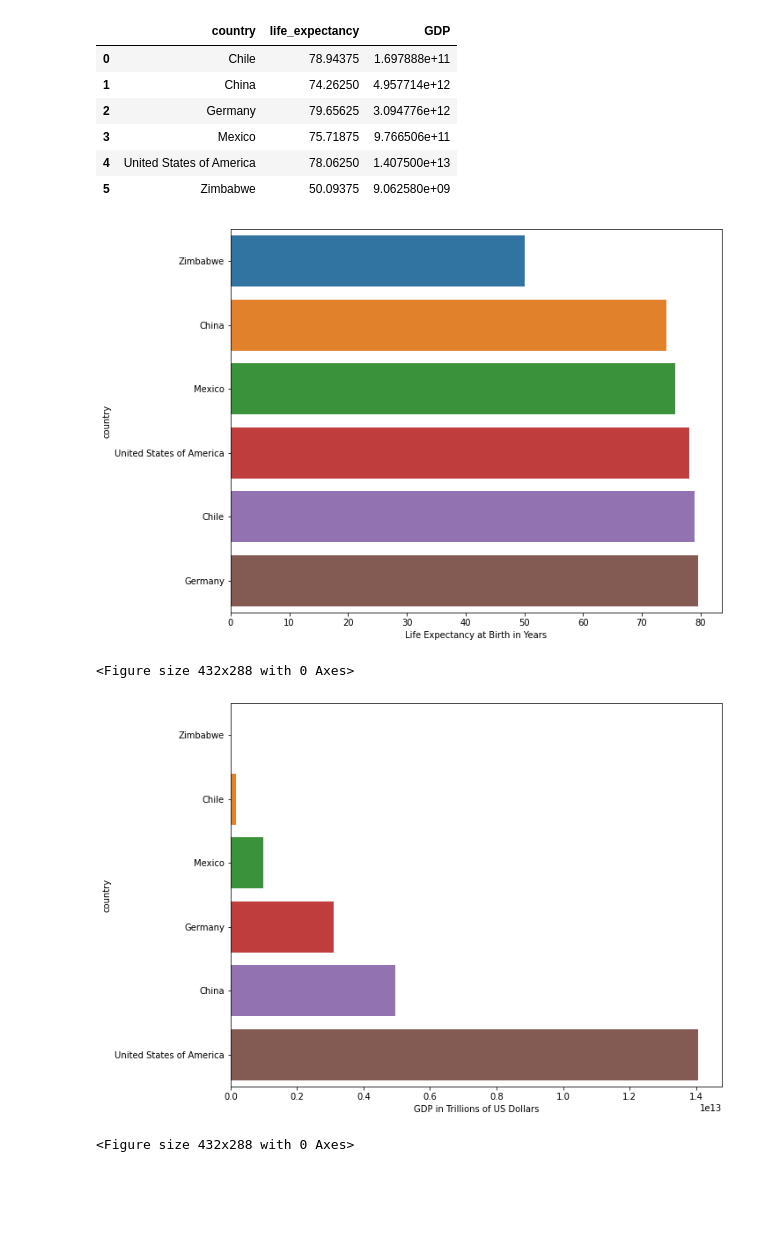
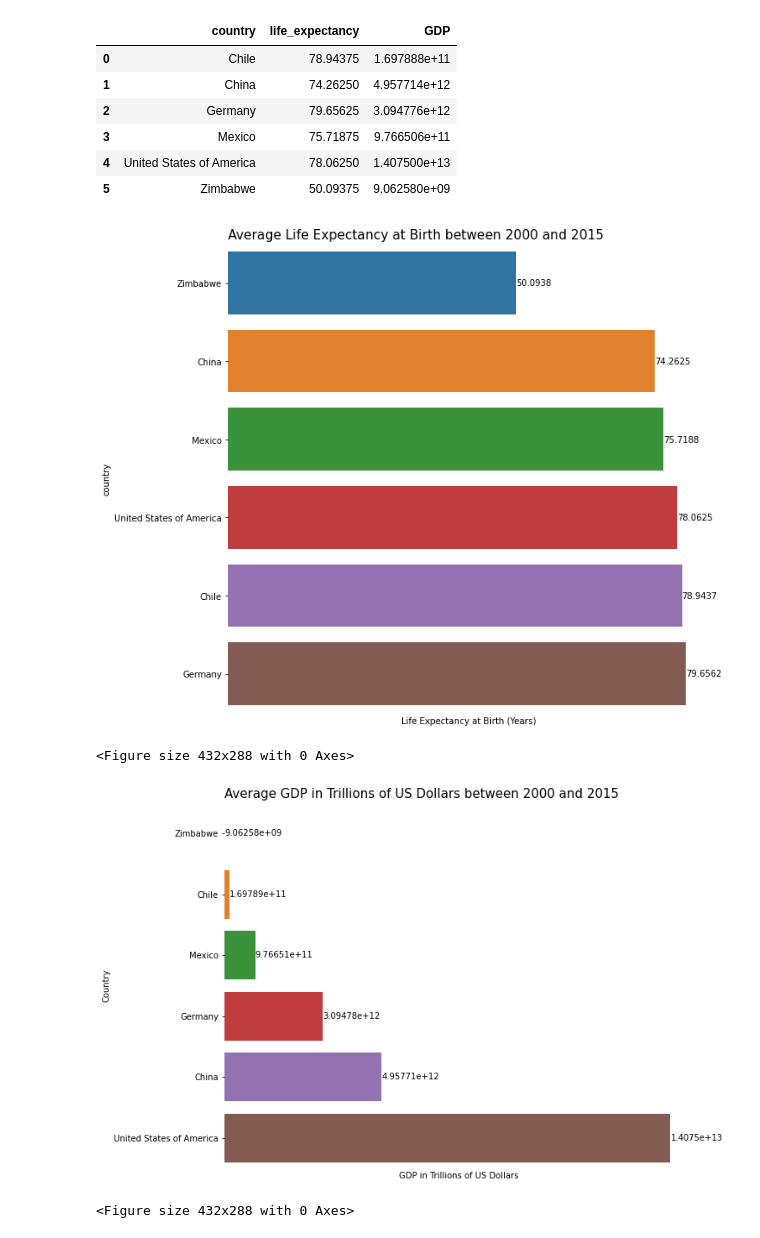
Before and after one commit to ADWilk19/Life-Expectancy-and-GDP-Starter, a Jupyter notebook: life_expectancy_gdp.ipynb, the cells around one changed output. Drawn from its saved outputs; the diff is of its cells as text; code cells hidden in the pictures; blank space fills up the shorter version.

Commit message:
Further plotting for analysis

```diff
--- a/life_expectancy_gdp.ipynb
+++ b/life_expectancy_gdp.ipynb
@@ -100,21 +104,41 @@ dfMeans
 | 5 | Zimbabwe | 50.09375 | 9.062580e+09 |
 # %%
 # Bar chart showing average life_expectancy by country
-plt.figure(figsize=(10,8))
-sns.barplot(x ='life_expectancy',y = 'country',data=dfMeans,order=dfMeans.sort_values('life_expectancy').country)
+plt.figure(figsize=(10,10))
+ax = sns.barplot(x ='life_expectancy',y = 'country',data=dfMeans,order=dfMeans.sort_values('life_expectancy').country)
+for i in ax.containers:
+    ax.bar_label(i,)
 plt.xlabel('Life Expectancy at Birth (Years)')
+plt.title('Average Life Expectancy at Birth between 2000 and 2015',loc='left',size=15)
+ax.spines['top'].set_visible(False)
+ax.spines['right'].set_visible(False)
+ax.spines['bottom'].set_visible(False)
+ax.spines['left'].set_visible(False)
+ax.set_xticks([])
+ax.set_xticklabels([])
 plt.show()
 plt.clf()
 # %% [output]
-[figure, old version]
+[figure, new version]
 <Figure size 432x288 with 0 Axes>
 # %%
-# Barplot showing GDP
+# Barplot showing average GDP by country
 plt.figure(figsize=(10,8))
-sns.barplot(x='GDP',y='country',data=dfMeans,order=dfMeans.sort_values('GDP').country)
+ax = sns.barplot(x='GDP',y='country',data=dfMeans,order=dfMeans.sort_values('GDP').country)
 plt.xlabel('GDP in Trillions of US Dollars')
+plt.ylabel('Country')
+for i in ax.containers:
+    ax.bar_label(i,)
+plt.title('Average GDP in Trillions of US Dollars between 2000 and 2015',loc='left',size=15)
+ax.spines['top'].set_visible(False)
+ax.spines['right'].set_visible(False)
+ax.spines['bottom'].set_visible(False)
+ax.spines['left'].set_visible(False)
+ax.set_xticks([])
+# ax.set_yticks([])
+ax.set_xticklabels([])
 plt.show()
 plt.clf()
 # %% [output]
-[figure, old version]
+[figure, new version]
 <Figure size 432x288 with 0 Axes>
```
Also changed, not shown: parts of 8 cells of this notebook.
